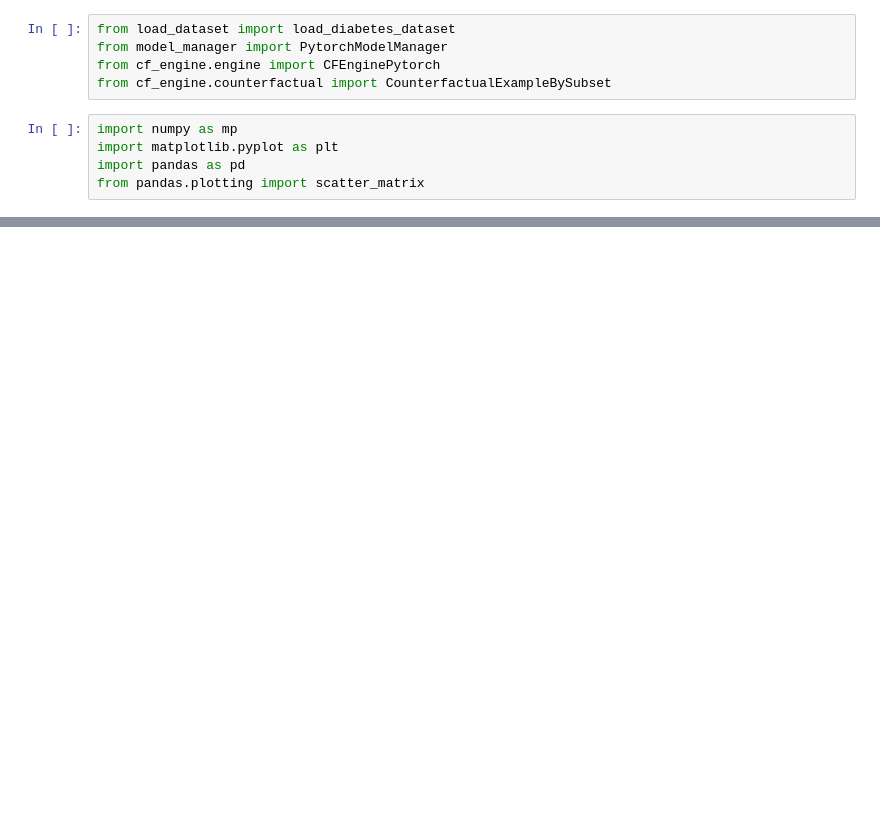
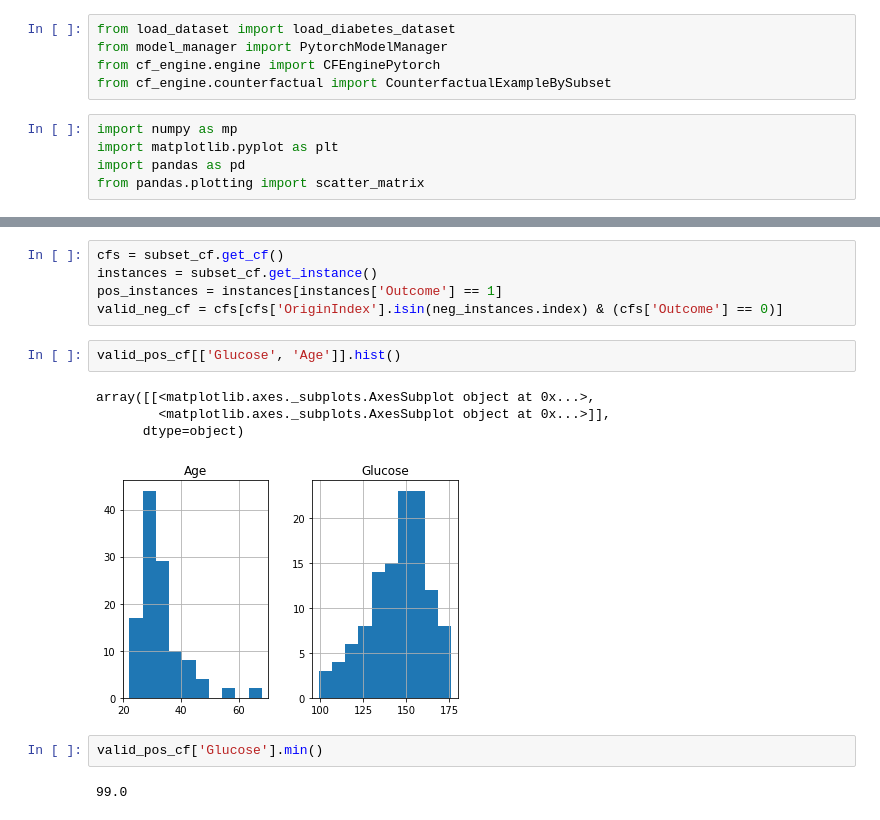
Before and after one commit to ChengFR/DECE-research, a Jupyter notebook: notebooks/Diabetes_dataset.ipynb, the cells around one changed output, grey strips where cells are left out. Saved outputs shown, nothing was run; the diff lists cells and outputs as text; blank space fills up the shorter version.

```diff
--- a/notebooks/Diabetes_dataset.ipynb
+++ b/notebooks/Diabetes_dataset.ipynb
@@ -43,0 +141,16 @@ Epoch: 39, loss=0.326, train_accuracy=0.779, test_accuracy=0.799
+# %%
+cfs = subset_cf.get_cf()
+instances = subset_cf.get_instance()
+pos_instances = instances[instances['Outcome'] == 1]
+valid_neg_cf = cfs[cfs['OriginIndex'].isin(neg_instances.index) & (cfs['Outcome'] == 0)]
+# %%
+valid_pos_cf[['Glucose', 'Age']].hist()
+# %% [output]
+array([[<matplotlib.axes._subplots.AxesSubplot object at 0x...>,
+        <matplotlib.axes._subplots.AxesSubplot object at 0x...>]],
+      dtype=object)
+[figure, added]
+# %%
+valid_pos_cf['Glucose'].min()
+# %% [output]
+99.0
```
Also changed, not shown: parts of 8 cells of this notebook, 5 other files.
